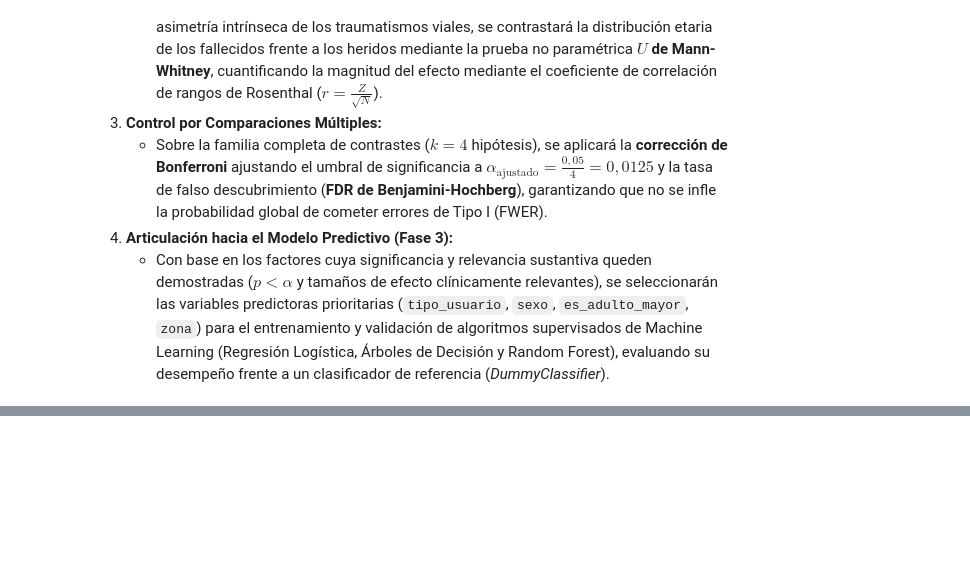
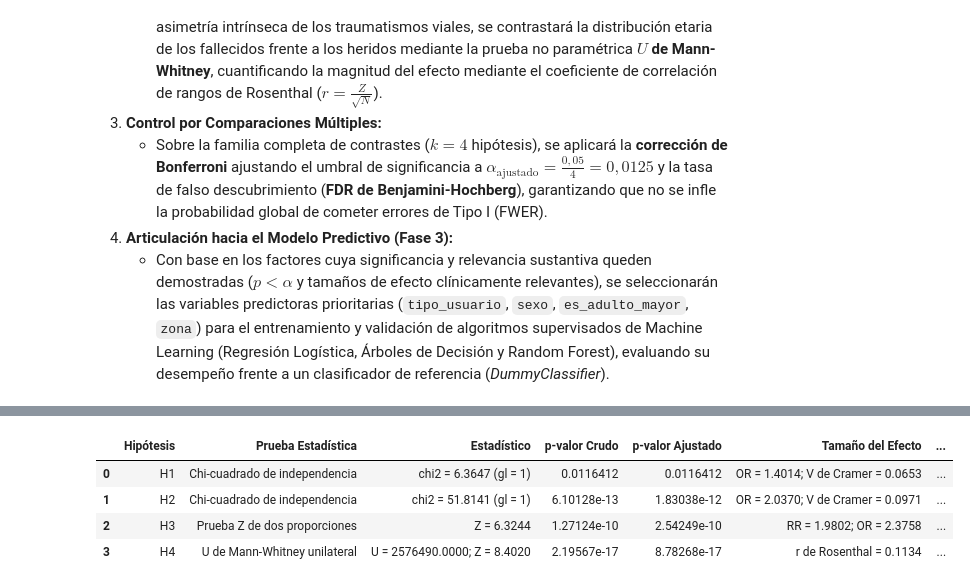
Before and after one commit to Alanalcarazpy7/proyecto-accidentes-datascience, a Jupyter notebook: notebooks/Fase2_Analisis_Inferencial.ipynb, the cells around one changed output, grey strips where cells are left out. Cells and saved outputs as stored; diff of their text form; code cells hidden in the pictures; blank space fills up the shorter version.

```diff
--- a/notebooks/Fase2_Analisis_Inferencial.ipynb
+++ b/notebooks/Fase2_Analisis_Inferencial.ipynb
@@ -760,0 +1112,89 @@ Para completar el repertorio metodológico exigido por la rúbrica de la cátedr
+# %%
+# ==============================================================================
+# CONSOLIDACION FINAL Y CORRECCION POR COMPARACIONES MULTIPLES
+# ==============================================================================
+from statsmodels.stats.multitest import multipletests
+
+# Recopilacion de los p-valores crudos de las cuatro hipotesis.
+hipotesis = ['H1', 'H2', 'H3', 'H4']
+p_valores_crudos = np.array([
+    float(p_val_h1),
+    float(p_val_h2),
+    float(p_val_h3),
+    float(p_valor_h4)
+])
+
+# Holm-Bonferroni controla el error familiar al evaluar las cuatro hipotesis.
+rechazos_ajustados, p_valores_ajustados, _, _ = multipletests(
+    p_valores_crudos,
+    alpha=ALPHA,
+    method='holm'
+)
+
+estadisticos = [
+    f'chi2 = {float(chi2_stat_h1):.4f} (gl = {int(dof_h1)})',
+    f'chi2 = {float(chi2_stat_h2):.4f} (gl = {int(dof_h2)})',
+    f'Z = {float(z_h3):.4f}',
+    f'U = {float(u_h4):.4f}; Z = {float(z_h4):.4f}'
+]
+pruebas = [
+    'Chi-cuadrado de independencia',
+    'Chi-cuadrado de independencia',
+    'Prueba Z de dos proporciones',
+    'U de Mann-Whitney unilateral'
+]
+efectos = [
+    f'OR = {float(or_h1):.4f}; V de Cramer = {float(v_cramer_h1):.4f}',
+    f'OR = {float(or_h2):.4f}; V de Cramer = {float(v_cramer_h2):.4f}',
+    f'RR = {float(rr_h3):.4f}; OR = {float(or_h3):.4f}',
+    f'r de Rosenthal = {float(r_rosenthal_h4):.4f}'
+]
+
+tabla_resumen_fase2 = pd.DataFrame({
+    'Hipótesis': hipotesis,
+    'Prueba Estadística': pruebas,
+    'Estadístico': estadisticos,
+    'p-valor Crudo': p_valores_crudos,
+    'p-valor Ajustado': p_valores_ajustados,
+    'Tamaño del Efecto': efectos,
+    'Decisión (alfa=0.05)': np.where(
+        rechazos_ajustados,
+        'Rechazar H0',
+        'No rechazar H0 por falta de evidencia suficiente'
+    )
+})
+
+tabla_resumen_fase2['p-valor Crudo'] = tabla_resumen_fase2['p-valor Crudo'].map(lambda valor: f'{valor:.6g}')
+tabla_resumen_fase2['p-valor Ajustado'] = tabla_resumen_fase2['p-valor Ajustado'].map(lambda valor: f'{valor:.6g}')
+
+print('===============================================================================')
+print('CONSOLIDACION FINAL DE RESULTADOS - HOLM-BONFERRONI')
+print('===============================================================================')
+display(tabla_resumen_fase2)
+
+ruta_json_consolidado = os.path.join(OUTPUT_DIR, 'resultados_fase2_consolidados.json')
+ruta_csv_consolidado = os.path.join(OUTPUT_DIR, 'tabla_resumen_fase2.csv')
+tabla_resumen_fase2.to_csv(ruta_csv_consolidado, index=False, encoding='utf-8-sig')
+
+consolidado_json = {
+    'metodo_ajuste': 'Holm-Bonferroni',
+    'alpha': float(ALPHA),
+    'hipotesis': [
+        {
+            'hipótesis': fila['Hipótesis'],
+            'prueba_estadística': fila['Prueba Estadística'],
+            'estadístico': fila['Estadístico'],
+            'p_valor_crudo': float(p_valores_crudos[indice]),
+            'p_valor_ajustado': float(p_valores_ajustados[indice]),
+            'tamaño_del_efecto': fila['Tamaño del Efecto'],
+            'decisión': fila['Decisión (alfa=0.05)']
+        }
+        for indice, (_, fila) in enumerate(tabla_resumen_fase2.iterrows())
+    ]
+}
+with open(ruta_json_consolidado, 'w', encoding='utf-8') as archivo_json:
+    json.dump(consolidado_json, archivo_json, ensure_ascii=False, indent=2)
+
+print(f'\n[OK] JSON exportado en: {ruta_json_consolidado}')
+print(f'[OK] CSV exportado en:  {ruta_csv_consolidado}')
+# %% [output]
@@ -760,0 +1204,5 @@ Para completar el repertorio metodológico exigido por la rúbrica de la cátedr
+|  | Hipótesis | Prueba Estadística | Estadístico | p-valor Crudo | p-valor Ajustado | Tamaño del Efecto | ... |
+| 0 | H1 | Chi-cuadrado de independencia | chi2 = 6.3647 (gl = 1) | 0.0116412 | 0.0116412 | OR = 1.4014; V de Cramer = 0.0653 | ... |
+| 1 | H2 | Chi-cuadrado de independencia | chi2 = 51.8141 (gl = 1) | 6.10128e-13 | 1.83038e-12 | OR = 2.0370; V de Cramer = 0.0971 | ... |
+| 2 | H3 | Prueba Z de dos proporciones | Z = 6.3244 | 1.27124e-10 | 2.54249e-10 | RR = 1.9802; OR = 2.3758 | ... |
+| 3 | H4 | U de Mann-Whitney unilateral | U = 2576490.0000; Z = 8.4020 | 2.19567e-17 | 8.78268e-17 | r de Rosenthal = 0.1134 | ... |
```
Also changed, not shown: parts of 12 cells of this notebook, 20 other files.
